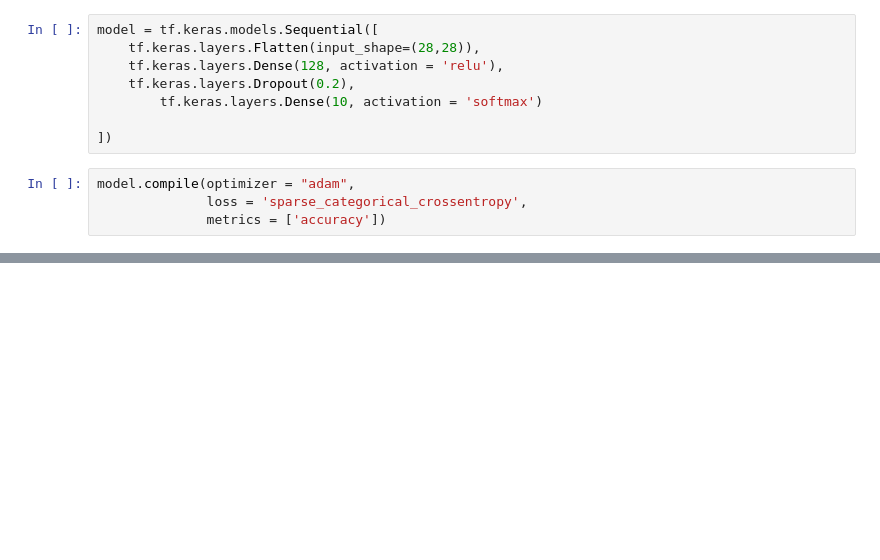
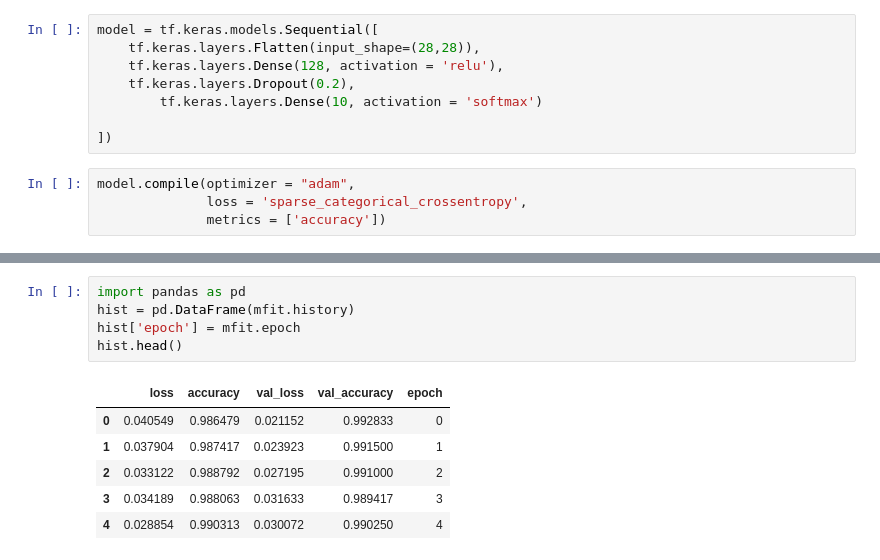
Before and after one commit to VinciGit00/Python, a Jupyter notebook: NeuralNetwork/FirstNN.ipynb, the cells around one changed output, grey strips where cells are left out. Cells and saved outputs as stored; diff of their text form; blank space fills up the shorter version.

```diff
--- a/NeuralNetwork/FirstNN.ipynb
+++ b/NeuralNetwork/FirstNN.ipynb
@@ -92,0 +76,12 @@ Text(0, 0.5, 'Cost function')
+# %%
+import pandas as pd
+hist = pd.DataFrame(mfit.history)
+hist['epoch'] = mfit.epoch
+hist.head()
+# %% [output]
+|  | loss | accuracy | val_loss | val_accuracy | epoch |
+| 0 | 0.040549 | 0.986479 | 0.021152 | 0.992833 | 0 |
+| 1 | 0.037904 | 0.987417 | 0.023923 | 0.991500 | 1 |
+| 2 | 0.033122 | 0.988792 | 0.027195 | 0.991000 | 2 |
+| 3 | 0.034189 | 0.988063 | 0.031633 | 0.989417 | 3 |
+| 4 | 0.028854 | 0.990313 | 0.030072 | 0.990250 | 4 |
```
Also changed, not shown: parts of 7 cells of this notebook.
